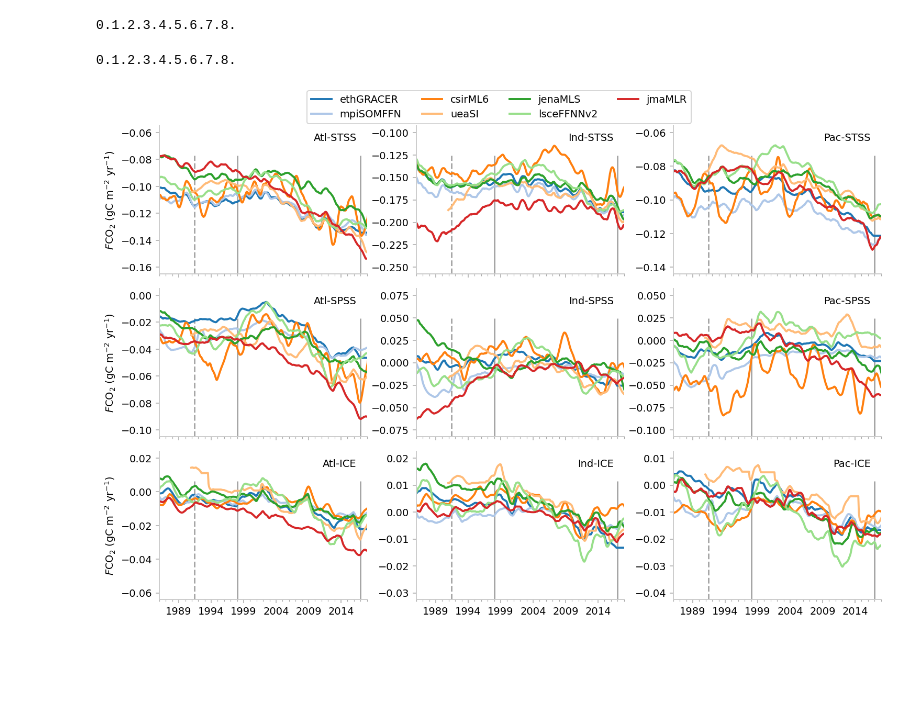
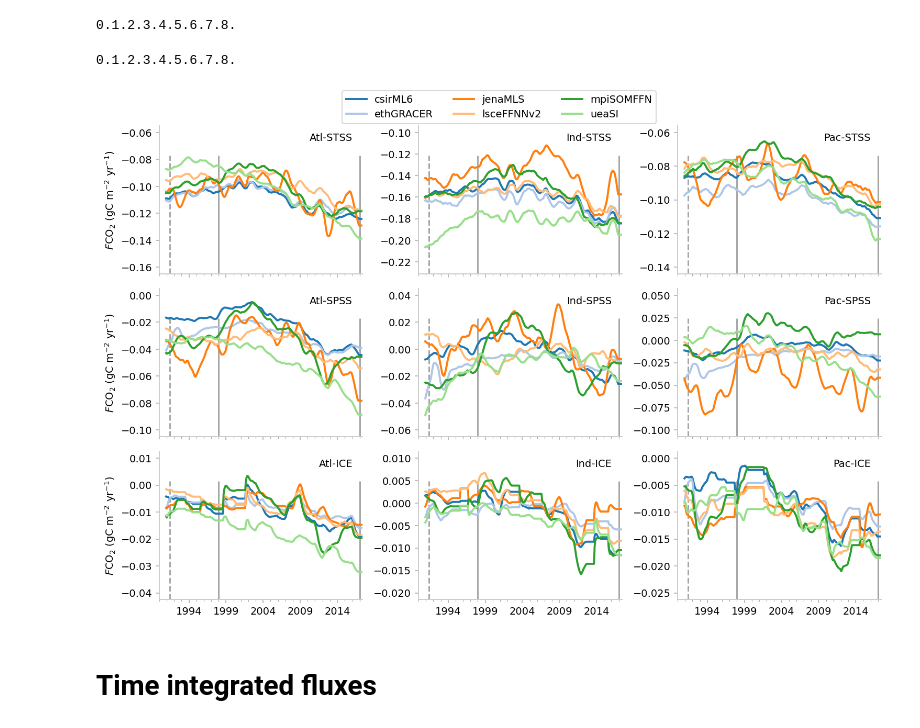
Before and after one commit to RECCAP2-ocean/Southern-Ocean, a Jupyter notebook: notebooks/data-products-fluxes.ipynb, the cells around one changed output. Saved outputs shown, nothing was run; the diff lists cells and outputs as text; code cells hidden in the pictures; blank space fills up the shorter version.

```diff
--- a/notebooks/data-products-fluxes.ipynb
+++ b/notebooks/data-products-fluxes.ipynb
@@ -66,9 +86,11 @@ flux = sf.flux_bulk(
+# %%
+mask = flux.notnull().all('meth')
 # %% [markdown]
 ## Southern Ocean flux calculation
 
 The flux output is in gC / m2 / day . Multiply this by 365 to get to gC / m2 / yr
 # %%
-flux_so = flux.where(xds.regions_SO.notnull())
+flux_so = flux.where(xds.regions_SO.notnull() & mask)
 
 flux_integrated = (flux_so * xds.area * (1 - xds.ice_frac)).sum(['lat', 'lon']).to_series().unstack(0)
 flux_integrated = (flux_integrated * 365)
@@ -79,8 +101,10 @@ fig, ax = subplots(figsize=[9, 4], dpi=150)
 df = (flux_integrated
       .drop(columns=['jmaMLR'])
       .rolling(window=12, min_periods=1, center=True).mean()
-      .loc['1986':'2016-06']
+      .loc['1990':'2016-06']
      )
+
+cols = df.columns.values.tolist()
 
 df.plot.line(ax=ax, lw=3)
 ax.vlines(['1991-06-15'], -8e14, -2e14, color='grey', ls='--', zorder=-1, alpha=0.7)
@@ -132,7 +156,7 @@ flux_regions = []
 for r in range(9):
     print(r, end='.')
     region = xds.regions_SO == r
-    flux_regions += (flux.where(region) * xds.area * (1 - xds.ice_frac) * 365).sum(['lat', 'lon']),
+    flux_regions += (flux.where(region & mask) * xds.area * (1 - xds.ice_frac) * 365).sum(['lat', 'lon']),
 
 flux_regions = xr.concat(
     flux_regions, dim='regions'
@@ -144,34 +168,36 @@ flux_regions = xr.concat(
 # %%
 fig, ax = subplots(3, 3, figsize=[11, 7], dpi=140, sharex=True)
 # Transposing axes so that numbering runs column-wise
 ax = ax.T.flatten()
 
 for r in range(9):
     print(r, end='.')
     df = flux_regions[r].to_series().unstack(0)
     df = (df
           .where(df != 0)
           .rolling(window=12).mean()
           .ewm(span=12).mean()
           * 1e-15
-         )
+         )[cols]
     lines = df.plot.line(ax=ax[r], lw=2, legend=False)
 
     odt.plotting.pimp_plot(ax[r], lw=0)
     ax[r].text(0.95, 0.95, flux_regions.regions[r].values, transform=ax[r].transAxes, ha='right', va='top')
     ylims = ax[r].get_ylim()
     ax[r].set_ylim(*ylims)
-    ax[r].set_xlim('1986', '2018')
+    ax[r].set_xlim('1990', '2017-06')
 
     y0 = ylims[0]
     y1 = ylims[1] - np.diff(ylims) * 0.2
     ax[r].vlines(['1991-06-15'], y0, y1, color='grey', ls='--', zorder=-1, alpha=0.7)
     ax[r].vlines(['1998', '2017'], y0, y1, color='grey', ls='-', zorder=-1, alpha=0.7)
 
 [ax[i].set_ylabel('$F$CO$_2$ (gC m$^{-2}$ yr$^{-1}$)') for i in [0, 1, 2]]
-fig.legend(lines.get_lines(), flux_regions.meth.values, ncol=4, loc=9, bbox_to_anchor=[0.5, 1.05])
+fig.legend(lines.get_lines(), cols, ncol=3, loc=9, bbox_to_anchor=[0.5, 1.05])
 
 fig.tight_layout()
 # %% [output]
 0.1.2.3.4.5.6.7.8.
-[figure, old version]
+[figure, new version]
+# %% [markdown]
+# Time integrated fluxes
```
Also changed, not shown: parts of 15 cells of this notebook.
